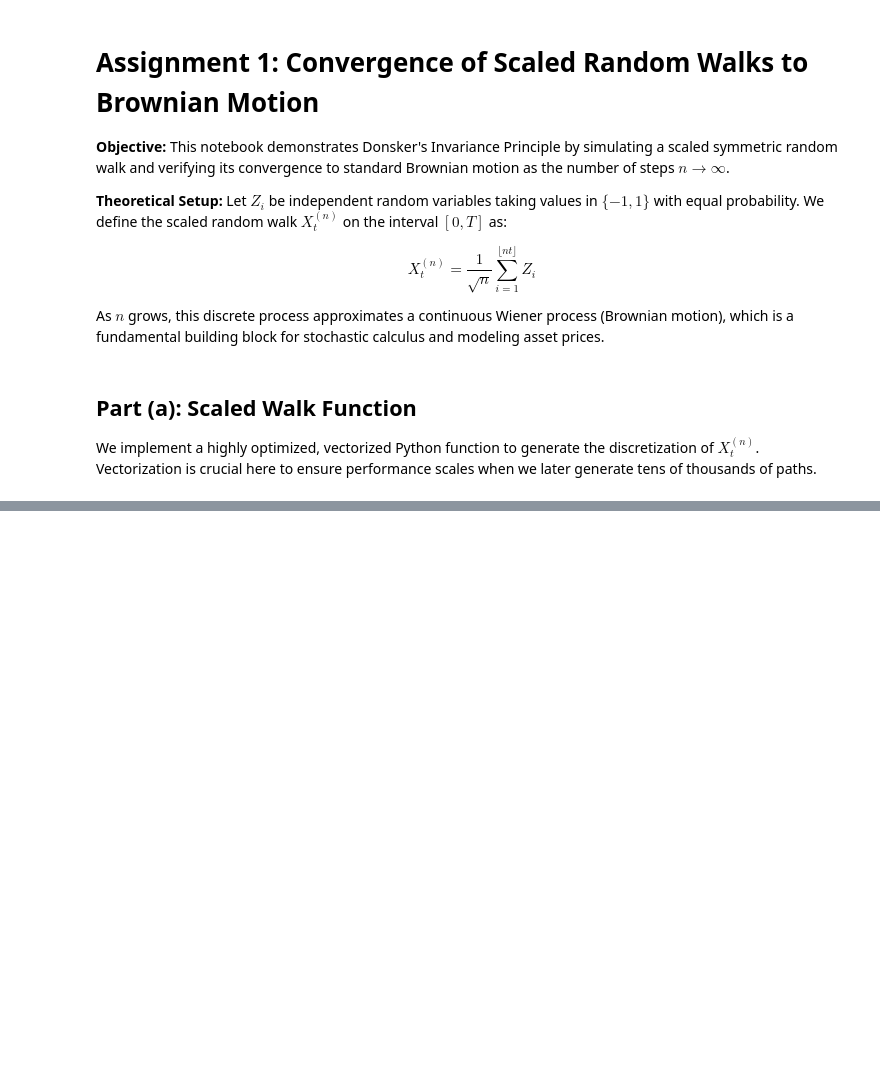
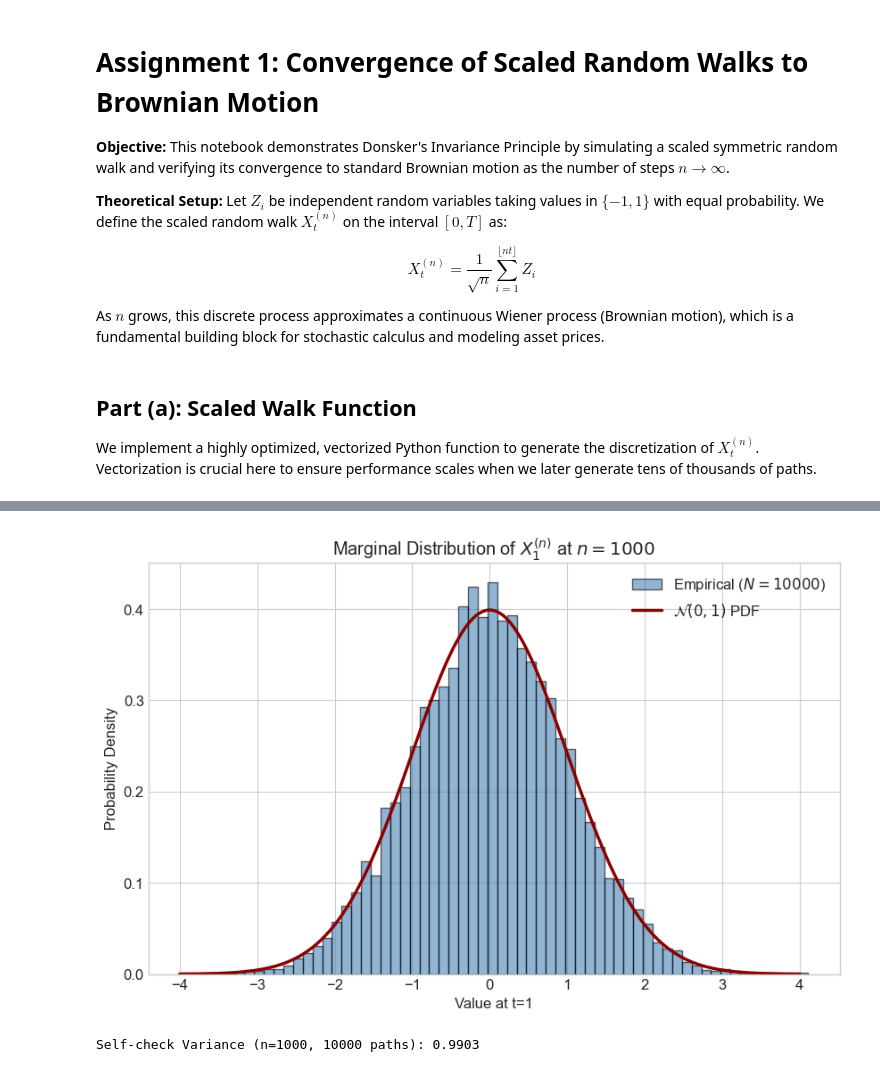
Before and after one commit to adityam1shra/SURGE-Optimal-Hedging-under-transaction-costs, a Jupyter notebook: Week2/Scaledwalk.ipynb, the cells around one changed output, grey strips where cells are left out. Saved outputs shown, nothing was run; the diff lists cells and outputs as text; code cells hidden in the pictures; blank space fills up the shorter version.

```diff
--- a/Week2/Scaledwalk.ipynb
+++ b/Week2/Scaledwalk.ipynb
@@ -42,0 +87,27 @@ def scaled_walk(n, T):
+# %%
+n_d = 1000
+num_paths_d = 10000
+
+steps_matrix_d = np.where(np.random.rand(num_paths_d, n_d) < 0.5, -1, 1)
+endpoints_d = np.sum(steps_matrix_d, axis=1) / np.sqrt(n_d)
+
+plt.figure(figsize=(10, 6))
+
+# Empirical histogram
+plt.hist(endpoints_d, bins=60, density=True, alpha=0.6,
+         color='steelblue', edgecolor='black', label=f"Empirical ($N={num_paths_d}$)")
+
+# Theoretical Gaussian PDF
+x_axis = np.linspace(-4, 4, 200)
+plt.plot(x_axis, norm.pdf(x_axis, 0, 1), color='darkred', linewidth=2.5, label=r"$\mathcal{N}(0,1)$ PDF")
+
+plt.title(r"Marginal Distribution of $X_1^{(n)}$ at $n=1000$")
+plt.xlabel("Value at t=1")
+plt.ylabel("Probability Density")
+plt.legend()
+plt.show()
+
+print(f"Self-check Variance (n={n_d}, {num_paths_d} paths): {np.var(endpoints_d, ddof=1):.4f}")
+# %% [output]
+[figure, added]
+Self-check Variance (n=1000, 10000 paths): 0.9903
```
Also changed, not shown: parts of 5 cells of this notebook.
